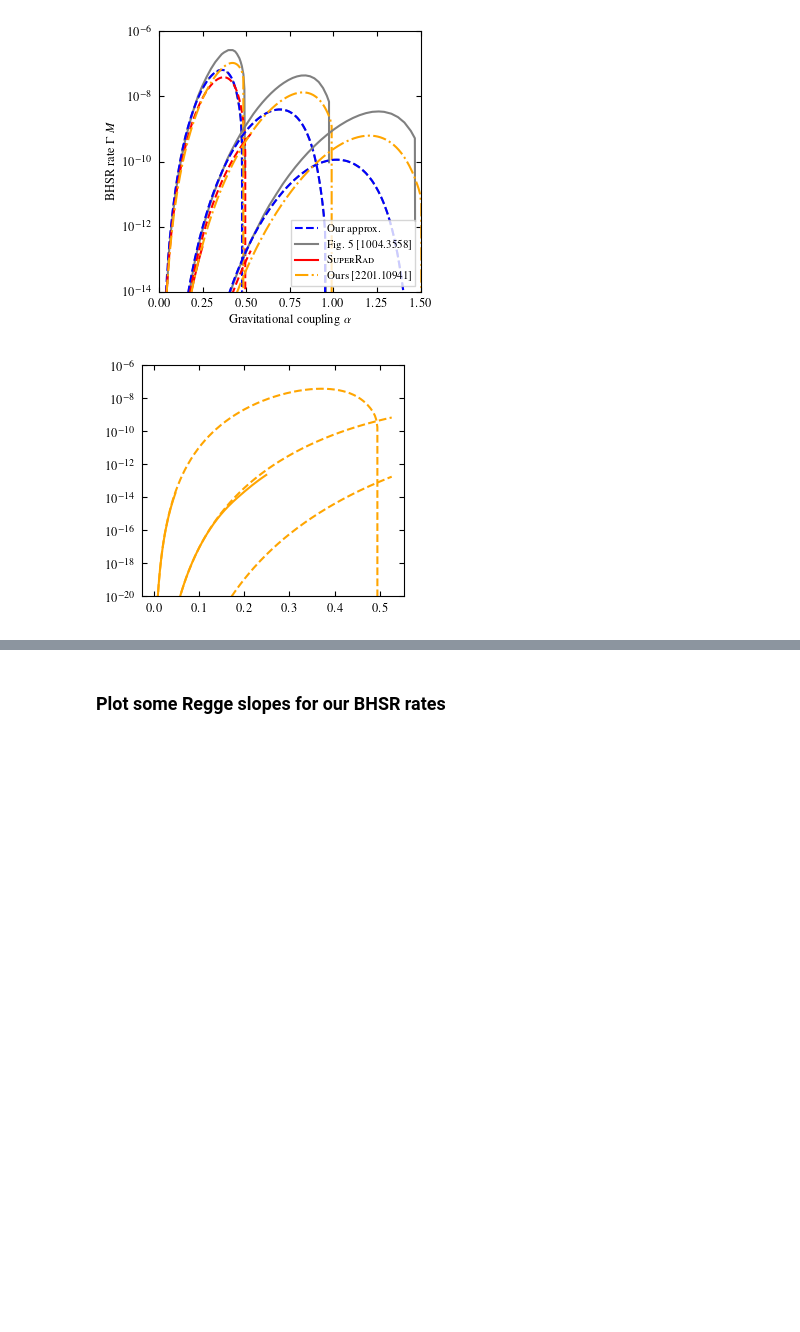
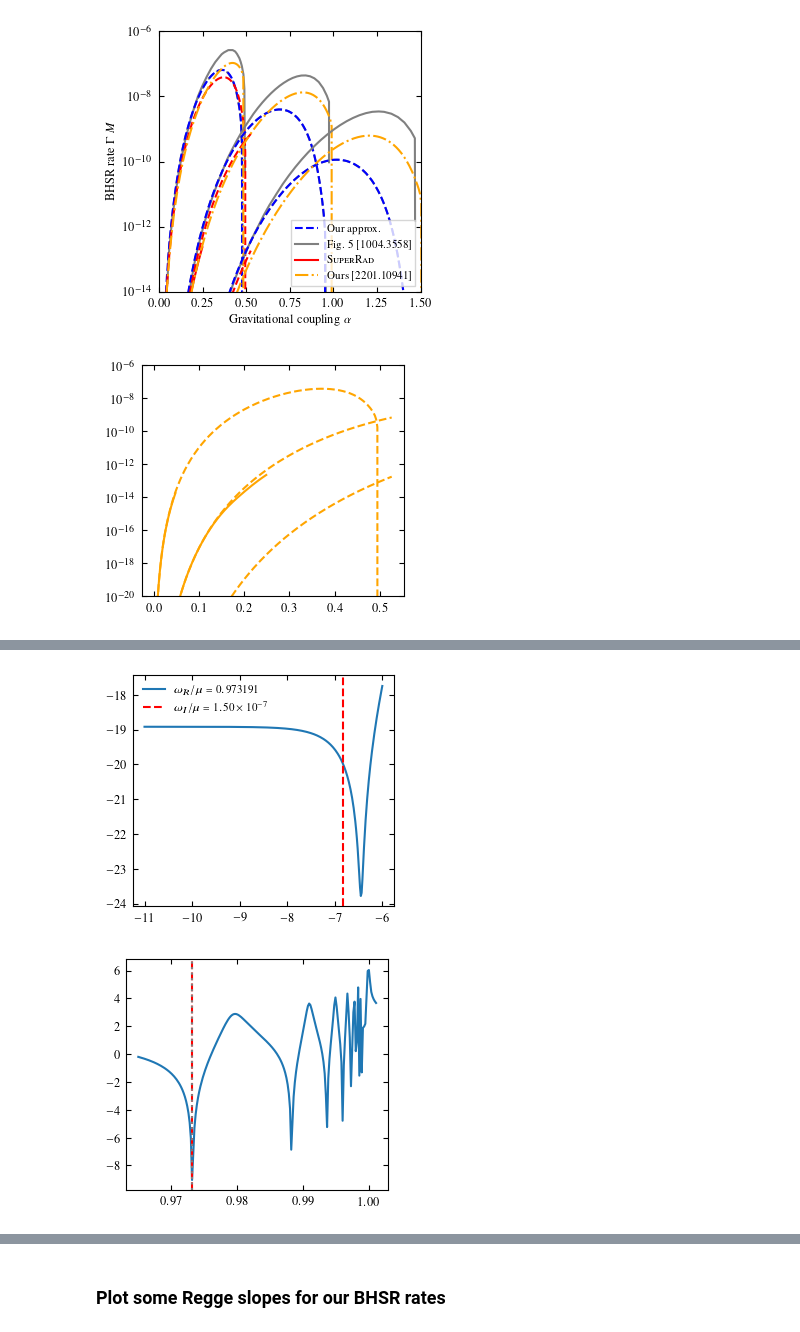
Before and after one commit to sebhoof/bhsr, a Jupyter notebook: bhsr_comparison.ipynb, the cells around one changed output, grey strips where cells are left out. Drawn from its saved outputs; the diff is of its cells as text; code cells hidden in the pictures; blank space fills up the shorter version.

```diff
--- a/bhsr_comparison.ipynb
+++ b/bhsr_comparison.ipynb
@@ -90,3 +91,22 @@ plt.show()
 # %% [output]
 [figure]
 [figure]
+# %%
+astar0 = 0.99
+mbh0 = 10.0 # Msol
+alpha0 = 0.7
+mu0 = alpha_to_mu(alpha0, mbh=mbh0, units=1)
+print("mu0 =", alpha0/rg(mbh0), "eV") # cf. Fig. 4, 0705.2880
+root = find_root(mbh0, astar0, mu0, 2, 1, 1, verbose=True)
+# print(root_equation([root.real, root.imag], mbh0, astar0, mu0, 1, 1))
+print("om/mu = ", root.real/mu0, "gam/mu =", root.imag/mu0)
+alpha0 = 0.421 # cf. Table I, 0705.2880
+mu0 = alpha_to_mu(alpha0, mbh=mbh0, units=1)
+print("mu0 =", mu0, "eV")
+# mu0 = 0.39/rg(mbh0)
+# alpha0 = mu_to_alpha(mu0, mbh=mbh0, units=1)
+# print("alpha =", alpha0)
+root = find_root(mbh0, astar0, mu0, 2, 1, 1, verbose=True)
+print(root_equation([root.real, root.imag], mbh0, astar0, mu0, 1, 1))
+print(mu0, root.real/mu0, root.imag/mu0)
+print(omegaHyperfine(mu0, mbh0, astar0, 2, 1, 1)/mu0, GammaSR_nlm_nr(mu0, mbh0, astar0, 2, 1, 1)/mu0)
@@ -92,0 +122,59 @@ plt.show()
+# %%
+# See also https://arxiv.org/pdf/1212.1477.pdf
+dat1 = np.genfromtxt("data/0705_2880/0705_2880_fig4_top.dat")
+om_ref = interp1d(dat1[:,0], dat1[:,1])
+print("omega_ours/mu0 =", root.real/mu0)
+print("omega_Dolan/mu0 =", om_ref(alpha0))
+print("omega_Baumann/mu0 =", omegaHyperfine(mu0, mbh0, astar0, 2, 1, 1)/mu0)
+
+# omIvals = np.linspace(0, 1e-2, 200)*mu0
+omIvals = np.logspace(-11, -6, 300)*mu0
+lgIvals = np.log10(omIvals/mu0)
+omRvals = np.linspace(0.965, 1.001, 200)*mu0
+# lgRvals = np.log10(omRvals/mu0)
+nvals = range(2,6)
+omvals = [omegaHyperfine(mu0, mbh0, astar0, i, 1, 1)/mu0 for i in nvals]
+
+plt.plot(lgIvals, [min_equation([0.9731908787952461*mu0, mu0*10**lg], mbh0, astar0, mu0, 1, 1) for lg in lgIvals], label=r"$\omega_R/\mu = 0.973191$")
+# plt.plot(lgIvals, [min_equation([om_ref(alpha0)*mu0, mu0*10**lg], mbh0, astar0, mu0, 1, 1) for lg in lgIvals], label=r"$\omega_R\mu = 0.973$")
+plt.gca().axvline(np.log10(1.5e-7), ls='--', c='r', label=r"$\omega_I/\mu = 1.50 \times 10^{-7}$")
+plt.legend()
+plt.show()
+
+onedchi2 = [min_equation([omR, 1.5e-7/rg(mbh0)], mbh0, astar0, mu0, 1, 1) for omR in omRvals]
+plt.plot(omRvals/mu0, onedchi2)
+plt.gca().axvline(om_ref(alpha0), ls='--', c='r')
+plt.gca().axvline(root.real/mu0, ls=':', c='grey')
+plt.show()
+
+x0 = np.array([om/mu0 for om in omRvals for _ in omIvals])
+y0 = np.array([lg for _ in omRvals for lg in lgIvals])
+z0 = np.array([min_equation([omR, omI], mbh0, astar0, mu0, 1, 1) for omR in omRvals for omI in omIvals])
+
+npoints = 400
+
+xi = np.linspace(x0.min(), x0.max(), npoints)
+yi = np.linspace(y0.min(), y0.max(), npoints)
+zi = griddata((x0, y0), z0, (xi[None,:], yi[:,None]), method='linear')
+
+fig, ax = plt.subplots()
+
+plt.contourf(xi, yi, zi, cmap='YlOrRd', levels=25, zorder=-9)
+cs = plt.colorbar()
+cs.ax.set_ylabel('Fitting metric', labelpad=12, rotation=270)
+cs.ax.tick_params(labelsize=8, length=2, pad=2)
+ax.set_rasterization_zorder(-1)
+# ax.plot(lgomvals, np.log10(gammas), 'k--')
+# print(omvals)
+ax.plot(omvals, np.log10([GammaSR_nlm_nr(mu0, mbh0, astar0, i, 1, 1)/mu0 for i in nvals]), '*', c='k')
+ax.plot(omRvals/mu0, 8.0*np.log10(rg(mbh0)*omRvals), 'k:', label=r"Dettweiler's approx.") # Im(omega/mu) ~ alpha^8/24
+
+ax.set_xlabel(r"Energy $\omega/\mu$")
+ax.set_ylabel(r"BHSR rate $\Gamma/\mu$")
+ax.set_xlim([xi.min(), xi.max()])
+ax.set_ylim([yi.min(), yi.max()])
+
+fig.tight_layout(pad=0.3)
+plt.savefig("figures/energy_levels_2d.pdf", backend='pgf')
+plt.show()
+# %% [output]
@@ -92,0 +184,2 @@ plt.show()
+[figure, added]
+[figure, added]
```
Also changed, not shown: parts of 6 cells of this notebook, 3 other files.
